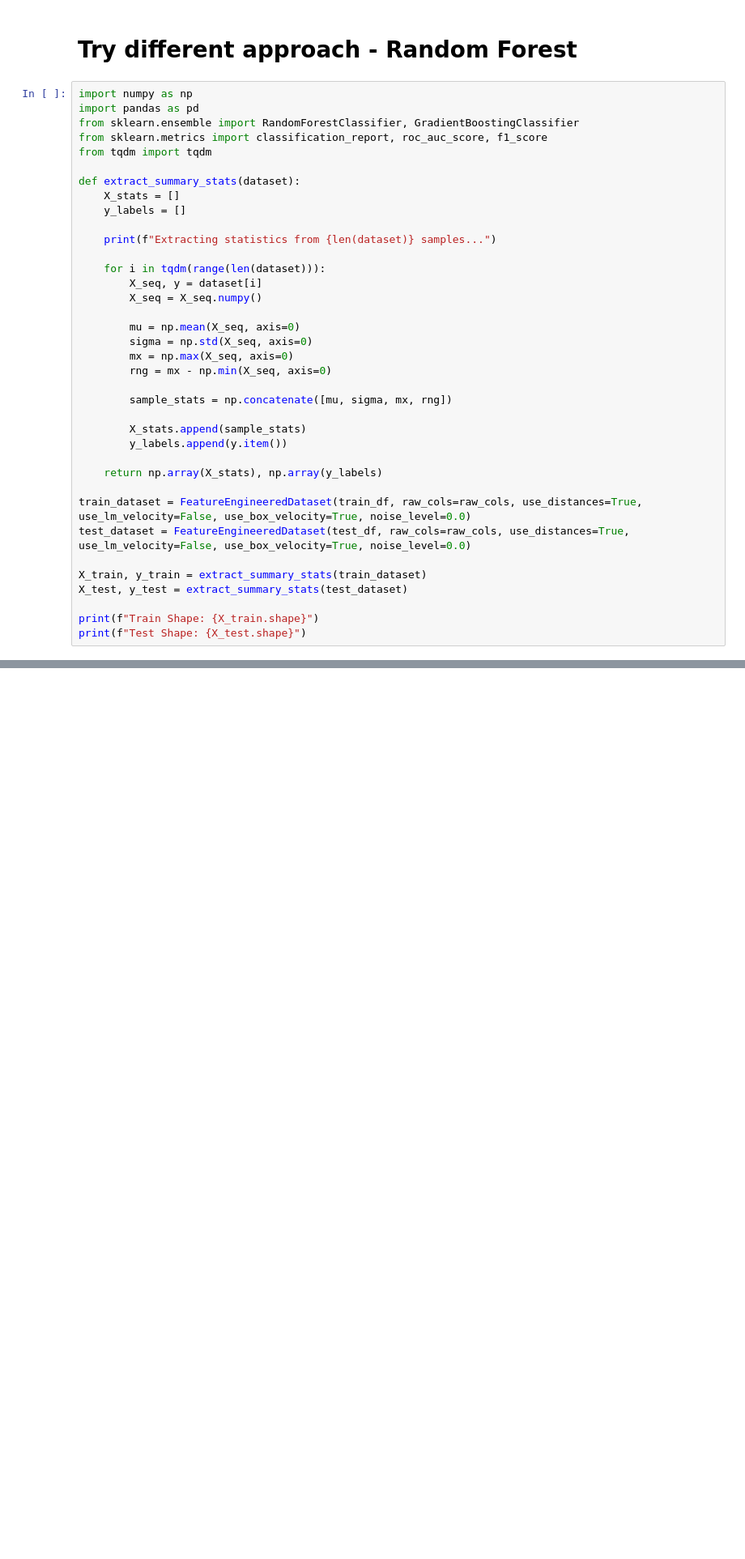
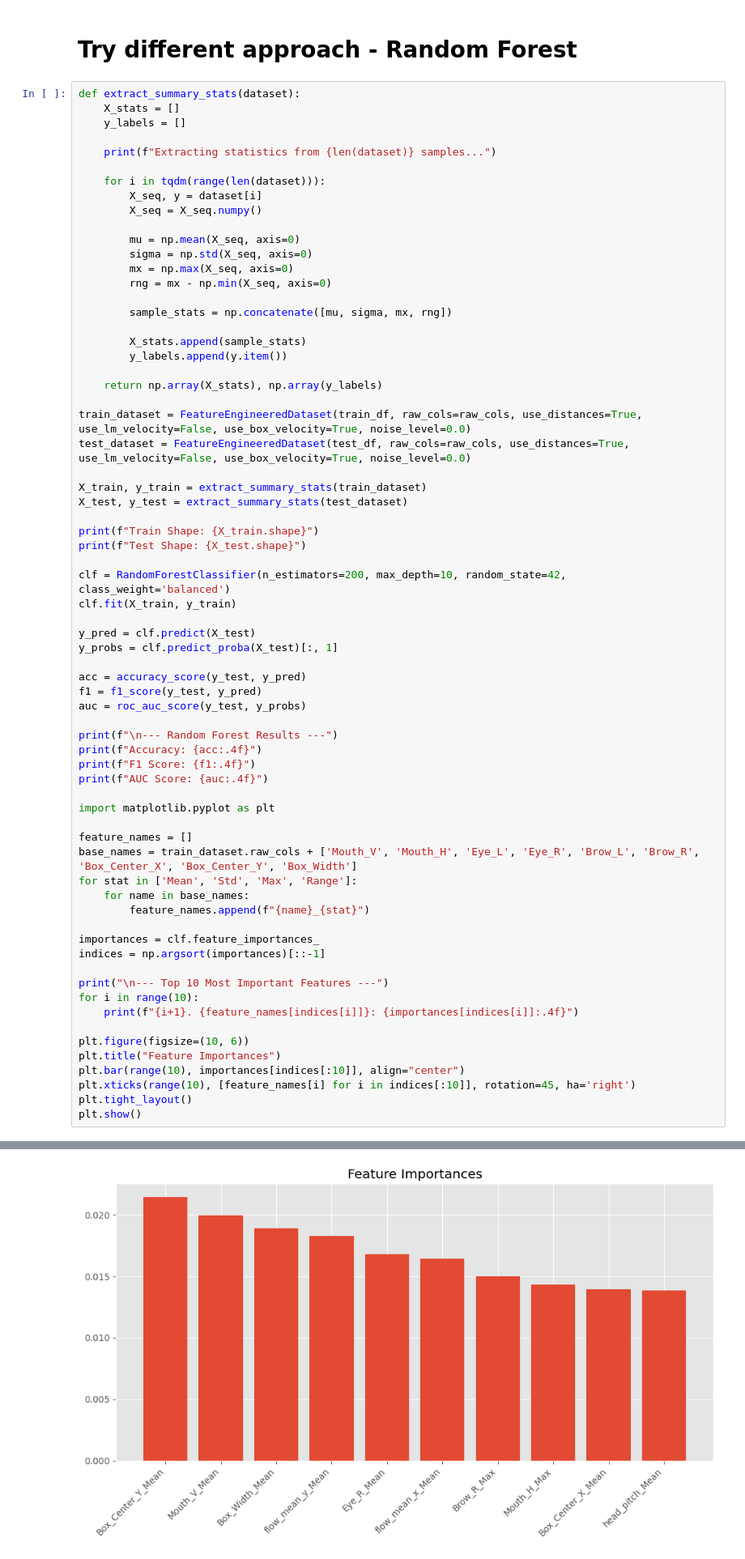
Before and after one commit to pekoraptor/lie-detection, a Jupyter notebook: research/main.ipynb, the cells around one changed output, grey strips where cells are left out. Shown at 81% size. Cells and saved outputs as stored; diff of their text form; blank space fills up the shorter version.

Commit message:
final experiments with random forest

```diff
--- a/research/main.ipynb
+++ b/research/main.ipynb
@@ -1049,12 +938,6 @@ Minimal difference between truth/lie sequences. The model cannot learn anything,
 # %% [markdown]
 # Try different approach - Random Forest
 # %%
-import numpy as np
-import pandas as pd
-from sklearn.ensemble import RandomForestClassifier, GradientBoostingClassifier
-from sklearn.metrics import classification_report, roc_auc_score, f1_score
-from tqdm import tqdm
-
 def extract_summary_stats(dataset):
     X_stats = []
     y_labels = []
@@ -1085,4 +968,41 @@ X_test, y_test = extract_summary_stats(test_dataset)
 
 print(f"Train Shape: {X_train.shape}")
 print(f"Test Shape: {X_test.shape}")
+
+clf = RandomForestClassifier(n_estimators=200, max_depth=10, random_state=42, class_weight='balanced')
+clf.fit(X_train, y_train)
+
+y_pred = clf.predict(X_test)
+y_probs = clf.predict_proba(X_test)[:, 1]
+
+acc = accuracy_score(y_test, y_pred)
+f1 = f1_score(y_test, y_pred)
+auc = roc_auc_score(y_test, y_probs)
+
+print(f"\n--- Random Forest Results ---")
+print(f"Accuracy: {acc:.4f}")
+print(f"F1 Score: {f1:.4f}")
+print(f"AUC Score: {auc:.4f}")
+
+import matplotlib.pyplot as plt
+
+feature_names = []
+base_names = train_dataset.raw_cols + ['Mouth_V', 'Mouth_H', 'Eye_L', 'Eye_R', 'Brow_L', 'Brow_R', 'Box_Center_X', 'Box_Center_Y', 'Box_Width']
+for stat in ['Mean', 'Std', 'Max', 'Range']:
+    for name in base_names:
+        feature_names.append(f"{name}_{stat}")
+
+importances = clf.feature_importances_
+indices = np.argsort(importances)[::-1]
+
+print("\n--- Top 10 Most Important Features ---")
+for i in range(10):
+    print(f"{i+1}. {feature_names[indices[i]]}: {importances[indices[i]]:.4f}")
+
+plt.figure(figsize=(10, 6))
+plt.title("Feature Importances")
+plt.bar(range(10), importances[indices[:10]], align="center")
+plt.xticks(range(10), [feature_names[i] for i in indices[:10]], rotation=45, ha='right')
+plt.tight_layout()
+plt.show()
 # %% [output]
@@ -1093 +1030,2 @@ Test Shape: (185, 92)
+[figure, added]
 # %%
```
Also changed, not shown: parts of 4 cells of this notebook.
